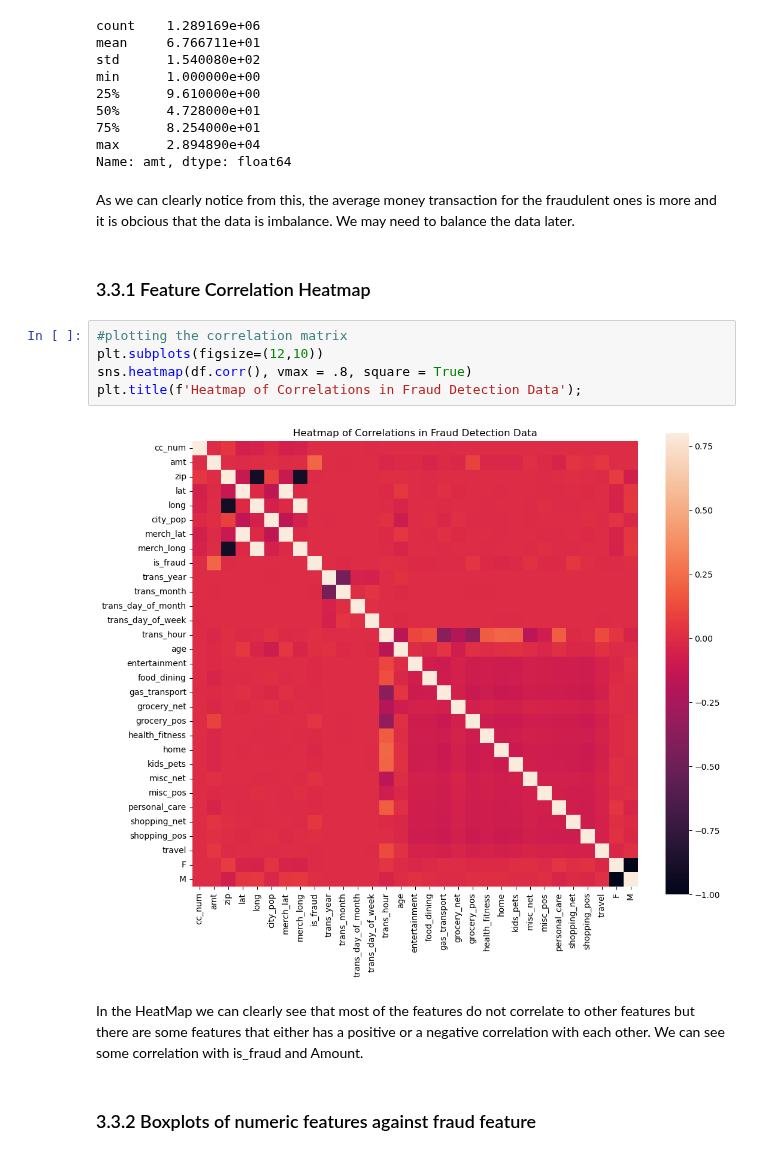
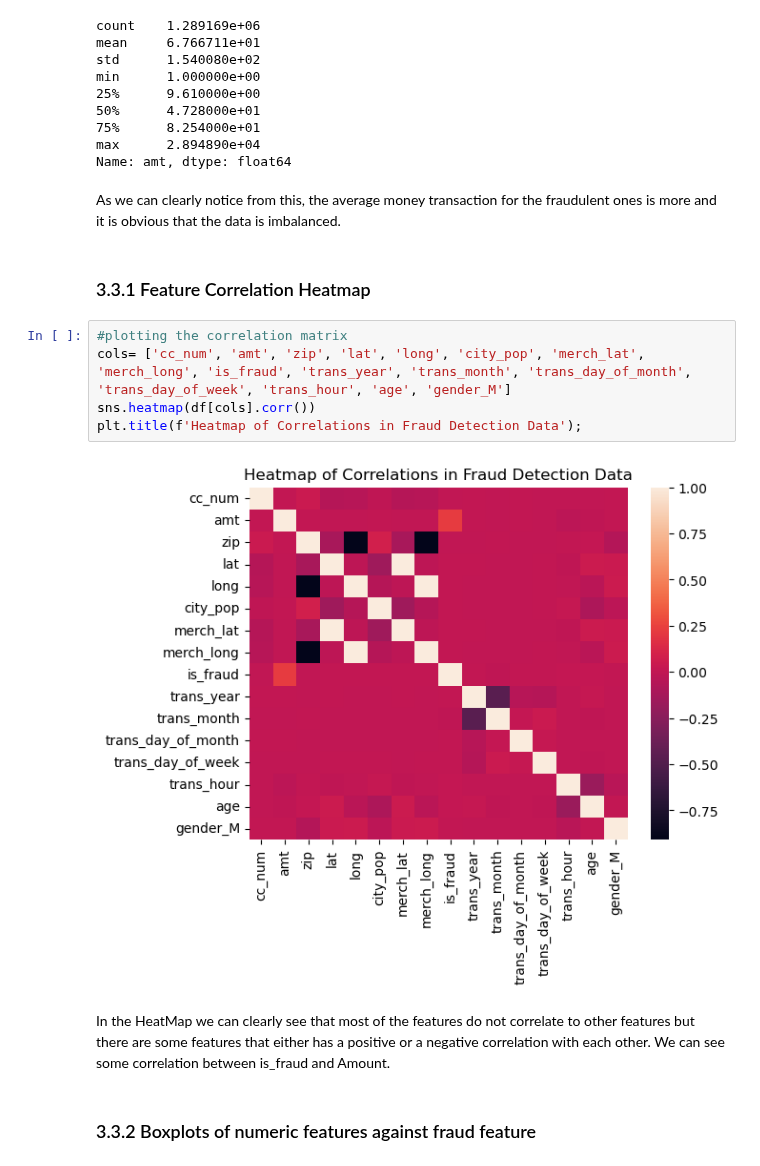
Before and after one commit to Erfaneh-Am/Springboard-projects, a Jupyter notebook: Second Capstone Project/03- Exploratory_Data_Analysis.ipynb, the cells around one changed output. Drawn from its saved outputs; the diff is of its cells as text.

```diff
--- a/Second Capstone Project/03- Exploratory_Data_Analysis.ipynb
+++ b/Second Capstone Project/03- Exploratory_Data_Analysis.ipynb
@@ -71,18 +71,18 @@ min      1.000000e+00
 max      2.894890e+04
 Name: amt, dtype: float64
 # %% [markdown]
-As we can clearly notice from this, the average money transaction for the fraudulent ones is more and it is obcious that the data is imbalance. We may need to balance the data later.
+As we can clearly notice from this, the average money transaction for the fraudulent ones is more and it is obvious that the data is imbalanced.
 # %% [markdown]
 ### 3.3.1 Feature Correlation Heatmap
 # %%
 #plotting the correlation matrix
-plt.subplots(figsize=(12,10))
-sns.heatmap(df.corr(), vmax = .8, square = True)
+cols= ['cc_num', 'amt', 'zip', 'lat', 'long', 'city_pop', 'merch_lat', 'merch_long', 'is_fraud', 'trans_year', 'trans_month', 'trans_day_of_month', 'trans_day_of_week', 'trans_hour', 'age', 'gender_M']
+sns.heatmap(df[cols].corr())
 plt.title(f'Heatmap of Correlations in Fraud Detection Data');
 # %% [output]
-[figure, old version]
+[figure, new version]
 # %% [markdown]
-In the HeatMap we can clearly see that most of the features do not correlate to other features but there are some features that either has a positive or a negative correlation with each other. We can see some correlation with is_fraud and Amount.
+In the HeatMap we can clearly see that most of the features do not correlate to other features but there are some features that either has a positive or a negative correlation with each other. We can see some correlation between is_fraud and Amount.
 # %% [markdown]
 ### 3.3.2 Boxplots of numeric features against fraud feature
 # %%
```
Also changed, not shown: parts of 47 cells of this notebook.
